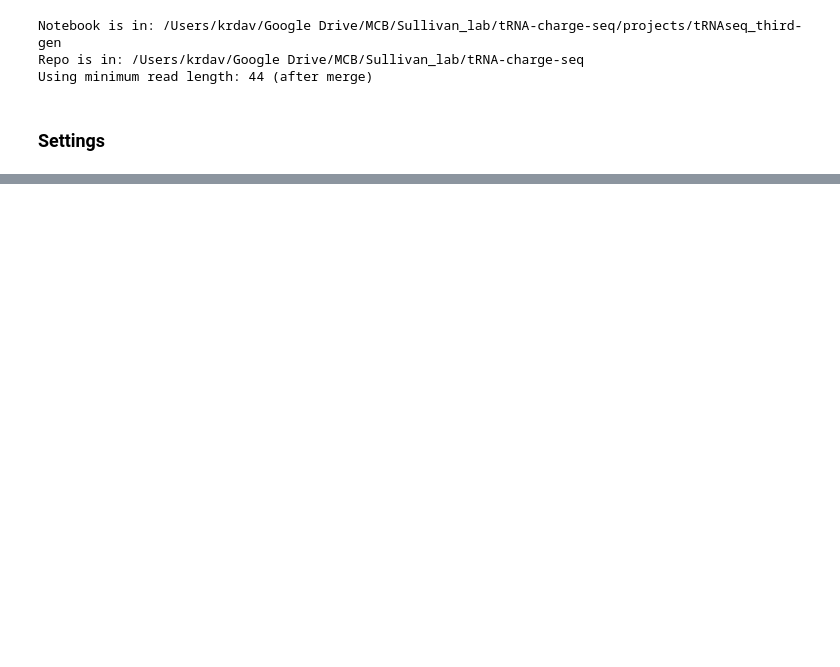
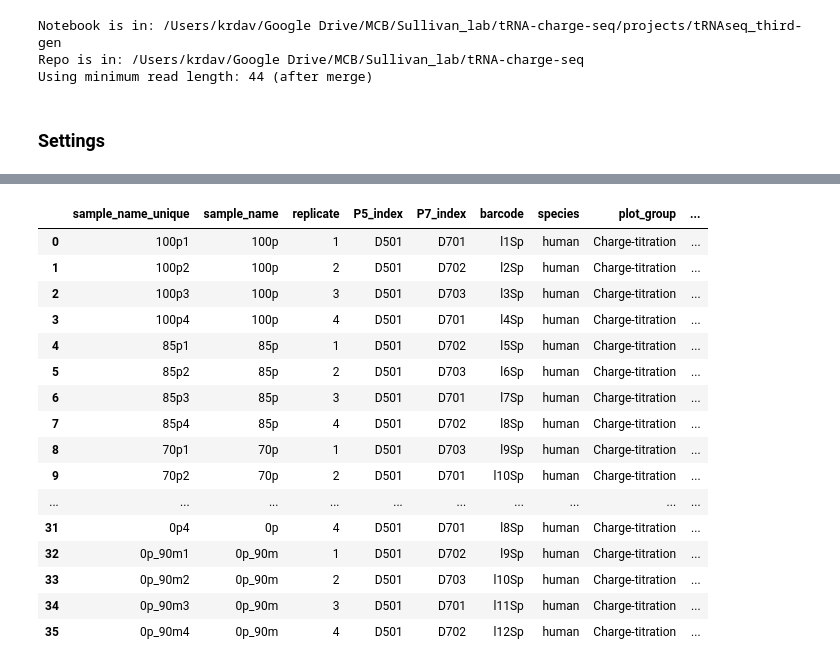
Before and after one commit to krdav/tRNA-charge-seq, a Jupyter notebook: projects/tRNAseq_third-gen/process_data.ipynb, the cells around one changed output, grey strips where cells are left out. Drawn from its saved outputs; the diff is of its cells as text; code cells hidden in the pictures; blank space fills up the shorter version.

Commit message:
umi split parallel

```diff
--- a/projects/tRNAseq_third-gen/process_data.ipynb
+++ b/projects/tRNAseq_third-gen/process_data.ipynb
@@ -68,8 +68,6 @@ inp_file_df = sample_df[['fastq_mate1_filename', 'fastq_mate2_filename', 'P5_ind
 
 # Downsample:
 if True:
-    downsample_fold = 100
-    downsample_absolute = 1e5 # Takes precedence, False if fold should be used
     sample_df, inp_file_df, seq_folder = downsample_raw_input(sample_df, inp_file_df, NBdir, data_folder, seq_folder_noDS, downsample_absolute=1e4)
 # %%
 # Run AdapterRemoval:
@@ -232,0 +123,28 @@ shutil.copy2(umi_dir + '/sample_UMI_stats.xlsx', stats_dir)
+# %%
+### Generate UMI stats and write final trimmed tRNA sequences ###
+# Note, the cDNA input amount is so large that it is very unlikely to sequence
+# the same PCR amplified DNA twice. Therefore, this processing step does not
+# attempt to merge possible UMI duplicates.
+UMItrim_obj = UMI_trim(sample_df, NBdir, data_folder, BC_dir_abs, UMI_dir)
+UMI_dir_abs = UMItrim_obj.make_dir(overwrite=True)
+# sample_df = UMItrim_obj.run_serial()
+sample_df = UMItrim_obj.run_parallel()
+sample_df
+# %% [output]
+|  | sample_name_unique | sample_name | replicate | P5_index | P7_index | barcode | species | plot_group | ... |
+| 0 | 100p1 | 100p | 1 | D501 | D701 | l1Sp | human | Charge-titration | ... |
+| 1 | 100p2 | 100p | 2 | D501 | D702 | l2Sp | human | Charge-titration | ... |
+| 2 | 100p3 | 100p | 3 | D501 | D703 | l3Sp | human | Charge-titration | ... |
+| 3 | 100p4 | 100p | 4 | D501 | D701 | l4Sp | human | Charge-titration | ... |
+| 4 | 85p1 | 85p | 1 | D501 | D702 | l5Sp | human | Charge-titration | ... |
+| 5 | 85p2 | 85p | 2 | D501 | D703 | l6Sp | human | Charge-titration | ... |
+| 6 | 85p3 | 85p | 3 | D501 | D701 | l7Sp | human | Charge-titration | ... |
+| 7 | 85p4 | 85p | 4 | D501 | D702 | l8Sp | human | Charge-titration | ... |
+| 8 | 70p1 | 70p | 1 | D501 | D703 | l9Sp | human | Charge-titration | ... |
+| 9 | 70p2 | 70p | 2 | D501 | D701 | l10Sp | human | Charge-titration | ... |
+| ... | ... | ... | ... | ... | ... | ... | ... | ... | ... |
+| 31 | 0p4 | 0p | 4 | D501 | D701 | l8Sp | human | Charge-titration | ... |
+| 32 | 0p_90m1 | 0p_90m | 1 | D501 | D702 | l9Sp | human | Charge-titration | ... |
+| 33 | 0p_90m2 | 0p_90m | 2 | D501 | D703 | l10Sp | human | Charge-titration | ... |
+| 34 | 0p_90m3 | 0p_90m | 3 | D501 | D701 | l11Sp | human | Charge-titration | ... |
+| 35 | 0p_90m4 | 0p_90m | 4 | D501 | D702 | l12Sp | human | Charge-titration | ... |
```
Also changed, not shown: parts of 8 cells of this notebook, 19 other files.
